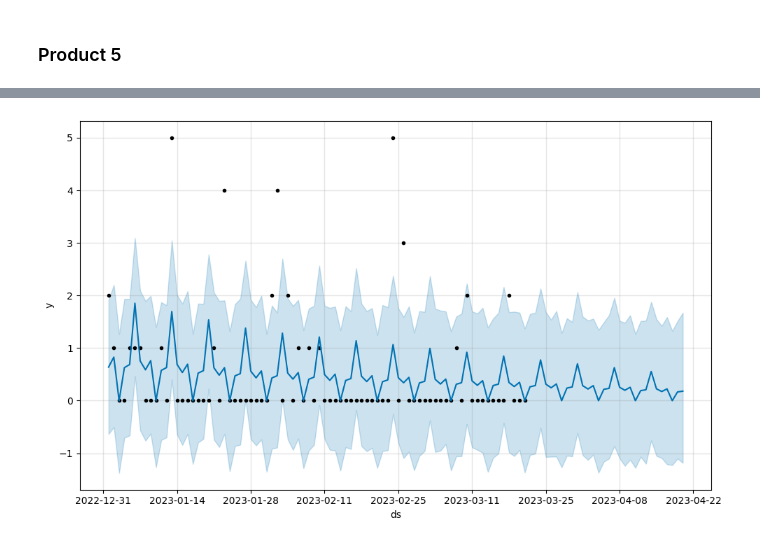
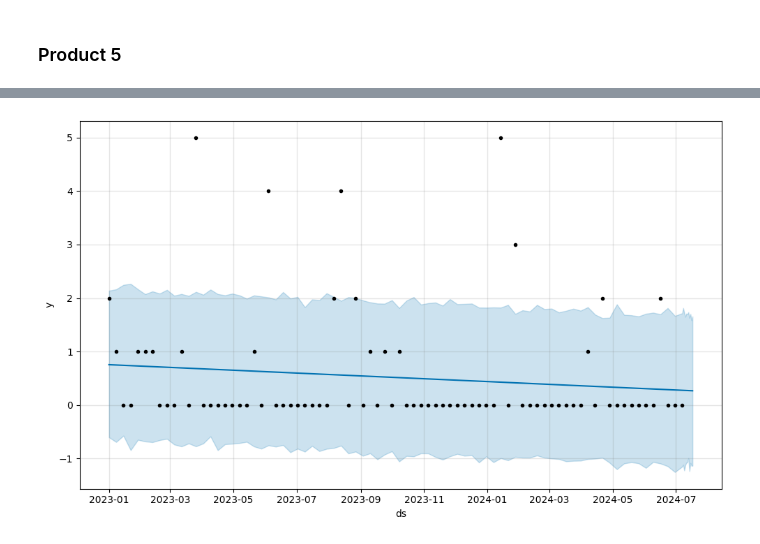
Before and after one commit to Suraj-st/PrinciplesOfDataScience_Group2, a Jupyter notebook: Suraj/Product_TimeSeries_Analysis.ipynb, the cells around one changed output, grey strips where cells are left out. Cells and saved outputs as stored; diff of their text form; code cells hidden in the pictures.

```diff
--- a/Suraj/Product_TimeSeries_Analysis.ipynb
+++ b/Suraj/Product_TimeSeries_Analysis.ipynb
@@ -724,8 +791,8 @@ import numpy as np
 
 # Define hyperparameter grid
 param_grid = {
-    "changepoint_prior_scale": [0.0001, 0.0005, 0.001, 0.01],
-    "seasonality_prior_scale": [0.1, 0.15, 0.2, 0.25, 1.0],
+    "changepoint_prior_scale": [0.001, 0.01, 0.02, 0.03, 0.05],
+    "seasonality_prior_scale": [0.05,0.06,0.08,0.1, 0.15, 0.2],
     "seasonality_mode": ["additive", "multiplicative"]
 }
 
@@ -748,12 +815,12 @@ for params in grid:
         seasonality_prior_scale=params["seasonality_prior_scale"],
         seasonality_mode=params["seasonality_mode"]
     )
-    model.add_regressor("temp")
+    # model.add_regressor("temp")
     model.fit(train_df)
 
     # Make future dataframe
     future = model.make_future_dataframe(periods=len(test_df))
-    future["temp"] = test_df["temp"].mean()  # Use actual future temperature values
+    # future["temp"] = test_df["temp"].mean()  # Use actual future temperature values
 
     # Predict
     forecast = model.predict(future)
@@ -1483,7 +1551,7 @@ plt.show()
 df_prophet = df.rename(columns={"t": "ds", "ProductP5": "y"})
 
 # Convert 'ds' into a proper datetime format (assuming 't' represents sequential days)
-df_prophet["ds"] = pd.date_range(start="2023-01-01", periods=len(df_prophet), freq="D")
+df_prophet["ds"] = pd.date_range(start="2023-01-01", periods=len(df_prophet), freq="W")
 
 # Keep only necessary columns
 df_prophet = df_prophet[["ds", "y"]]
@@ -1496,7 +1573,7 @@ model = Prophet()
 model.fit(df_prophet)
 
 # Create future dataframe (next 30 days)
-future = model.make_future_dataframe(periods=30)
+future = model.make_future_dataframe(periods=10)
 # future["temp"] = df_prophet["temp"].mean()  # Assuming average temperature for future predictions
 
 # Forecast
@@ -1523,8 +1602,8 @@ import numpy as np
 
 # Define hyperparameter grid
 param_grid = {
-    "changepoint_prior_scale": [0.5, 0.6, 0.75, 0.8, 0.85, 0.9, 0.95, 1.0],
-    "seasonality_prior_scale": [10.0, 20.0, 25.0, 30.0, 35.0, 40.0],
+    "changepoint_prior_scale": [0.5, 0.55, 0.6, 0.75, 0.8, 0.85],
+    "seasonality_prior_scale": [0.0001, 0.001, 0.01, 0.05],
     "seasonality_mode": ["additive", "multiplicative"]
 }
 
@@ -1591,15 +1670,15 @@ Best MSE: 2.6833879727688155
 # %%
 # Predict using the best model
-future = best_model.make_future_dataframe(periods=30)
+future = best_model.make_future_dataframe(periods=10)
 # future["temp"] = df_prophet["temp"].mean()  # Assuming avg temperature
 
 forecast = best_model.predict(future)
 
 # Plot the forecast
 best_model.plot(forecast)
 plt.show()
 # %% [output]
-[figure, old version]
+[figure, new version]
 # %%
 # Adjust parameters for small dataset
 df_cv = cross_validation(best_model,
```
Also changed, not shown: parts of 64 cells of this notebook.
